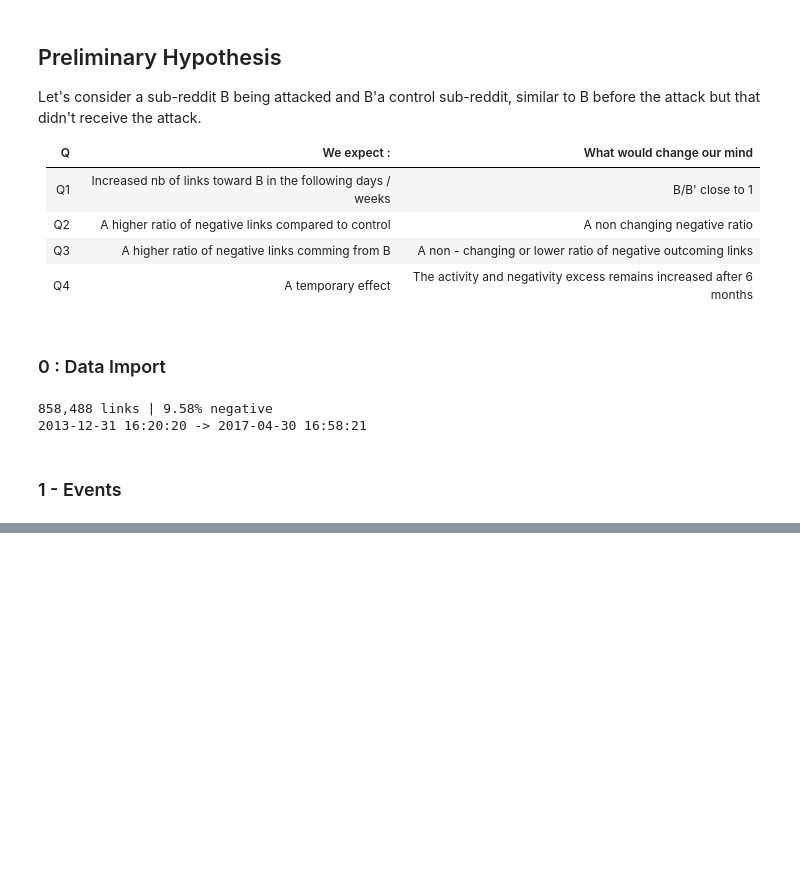
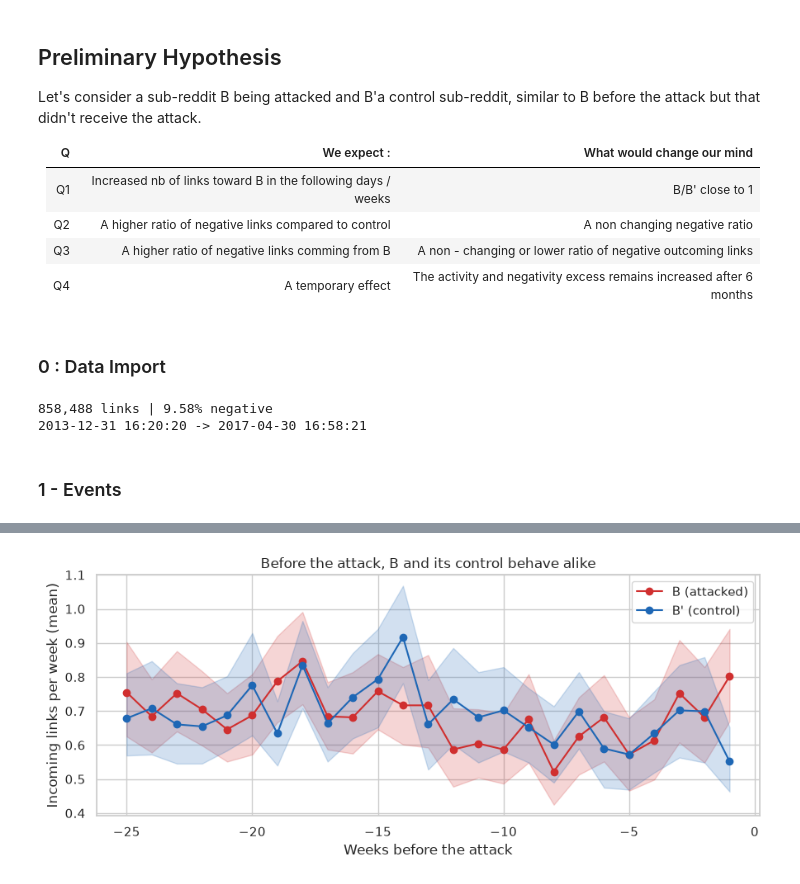
Before and after one commit to RomainFast121/ada_project, a Jupyter notebook: P2_Ch3.ipynb, the cells around one changed output, grey strips where cells are left out. Drawn from its saved outputs; the diff is of its cells as text; code cells hidden in the pictures; blank space fills up the shorter version.

```diff
--- a/P2_Ch3.ipynb
+++ b/P2_Ch3.ipynb
@@ -67,0 +200,14 @@ events["event_id"] = events.index
+# %%
+# Balance table: before the attack, B and its control should look alike.
+first_seen = pd.concat([links.groupby("SOURCE_SUBREDDIT").time.min(),
+                        links.groupby("TARGET_SUBREDDIT").time.min()]).groupby(level=0).min()
+age = lambda B, t0: (t0 - first_seen.reindex(B).to_numpy()) / DAY      # days since first seen in the data (capped by 2014)
+
+ev_m = events.set_index("event_id").loc[controls.event_id]
+ct_m = controls.set_index("event_id")
+ev_age = age(ev_m.B, ev_m.t0); ct_age = age(ct_m.B, ev_m.t0.to_numpy())
+balance = pd.DataFrame({
+    "B (attacked)": [ev_m.elig_n.mean(), ev_m.pre90_n.mean(), ev_m.pre30_n.mean(), ev_age.mean()],
+    "B' (control)": [ct_m.elig_n.mean(), ct_m.pre90_n.mean(), ct_m.pre30_n.mean(), ct_age.mean()],
+}, index=["links in [-180,-90)", "links in [-90,0)", "links in [-30,0)", "age in days (proxy)"])
+display(balance.round(1))
@@ -67,0 +220,27 @@ events["event_id"] = events.index
+# %%
+# Weekly number of incoming links per event, B vs control, in the 25 weeks before the attack.
+def weekly_table(long, ids, weeks):
+    w = long[long.event_id.isin(ids)].copy()
+    w["week"] = np.floor(w.rel_day / 7).astype(int)                     # week -1 = days [-7, 0)
+    tab = w.groupby(["event_id", "week"]).size().unstack(fill_value=0)
+    return tab.reindex(index=ids, columns=weeks, fill_value=0)          # fill weeks with no link with 0
+
+def bootstrap_mean(tab, n_boot=1000, seed=0):
+    """Mean per week with a 95% interval, resampling EVENTS (rows) with replacement."""
+    rng = np.random.default_rng(seed)
+    X = tab.to_numpy()
+    means = np.array([X[rng.integers(0, len(X), len(X))].mean(axis=0) for _ in range(n_boot)])
+    low, high = np.percentile(means, [2.5, 97.5], axis=0)
+    return X.mean(axis=0), low, high
+
+ids, weeks = controls.event_id.to_numpy(), range(-25, 0)
+fig, ax = plt.subplots(figsize=(9, 4))
+for label, lg, color in [("B (attacked)", long, RED), ("B' (control)", ctrl_long, BLUE)]:
+    mean, low, high = bootstrap_mean(weekly_table(lg, ids, weeks))
+    ax.plot(list(weeks), mean, color=color, marker="o", label=label)
+    ax.fill_between(list(weeks), low, high, color=color, alpha=0.2)
+ax.set(title="Before the attack, B and its control behave alike", xlabel="Weeks before the attack",
+       ylabel="Incoming links per week (mean)")
+ax.legend(); plt.tight_layout(); plt.show()
+# %% [output]
+[figure, added]
```
Also changed, not shown: parts of 12 cells of this notebook.
